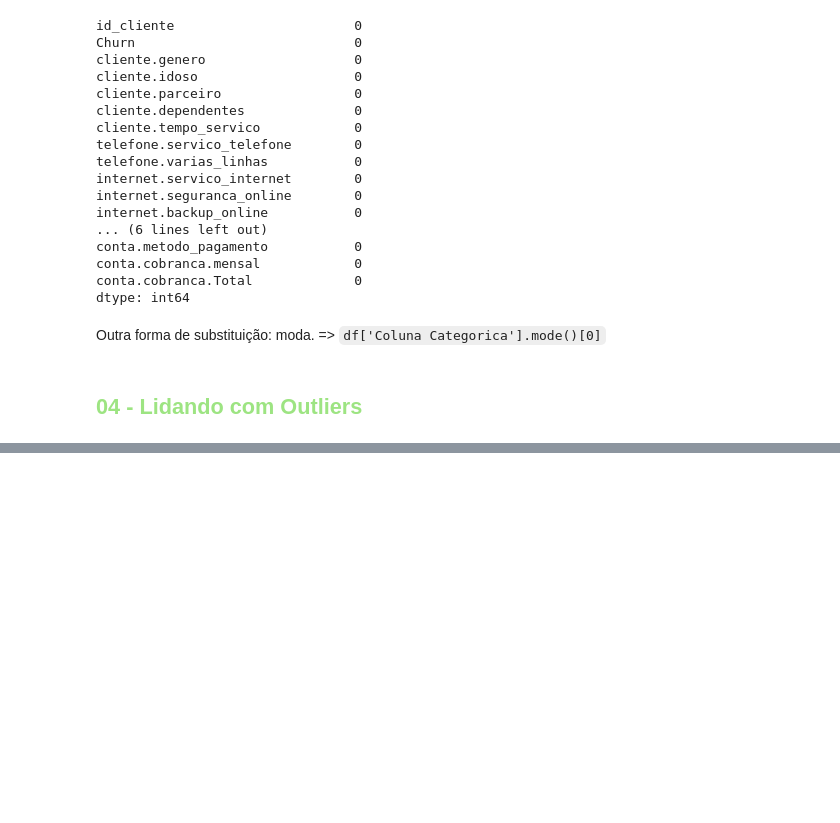
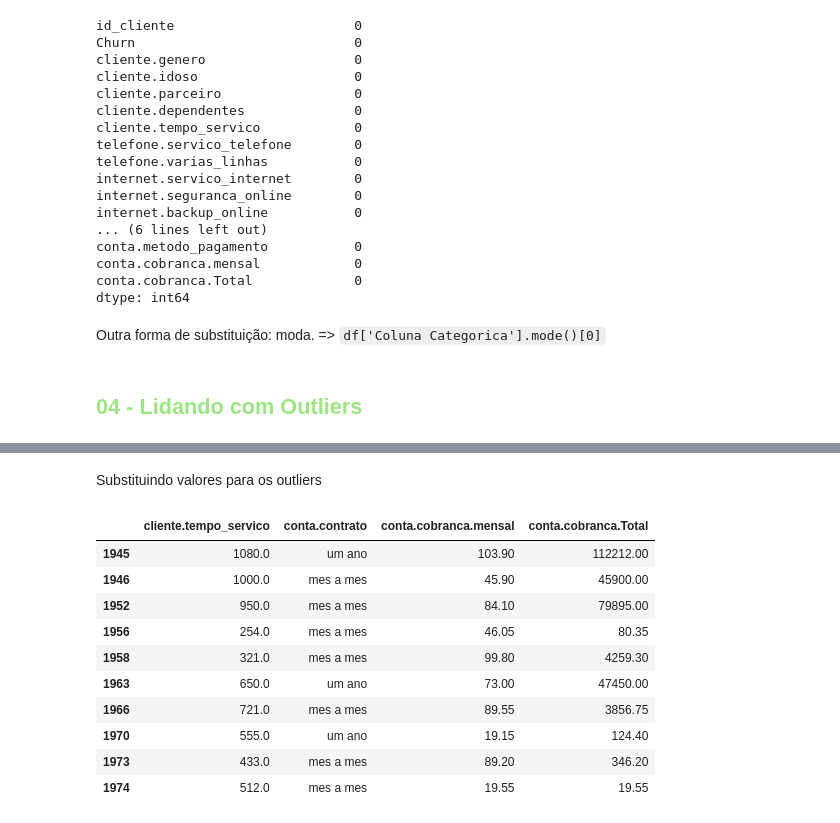
Before and after one commit to victorccampos/DataScienceWithPython, a Jupyter notebook: Pandas/pandas05.ipynb, the cells around one changed output, grey strips where cells are left out. Saved outputs shown, nothing was run; the diff lists cells and outputs as text; code cells hidden in the pictures; blank space fills up the shorter version.

```diff
--- a/Pandas/pandas05.ipynb
+++ b/Pandas/pandas05.ipynb
@@ -684,0 +713,13 @@ Outra forma de substituição: moda. => `df['Coluna Categorica'].mode()[0]`
+# %%
+# Montando os Quantis
+Q1 = df_sem_nulo['cliente.tempo_servico'].quantile(q=.25) # 1/4
+# Q2 = mediana
+Q3 = df_sem_nulo['cliente.tempo_servico'].quantile(q=.75) # 3/4
+
+IQR = Q3 - Q1
+limite_superior = Q3 + 1.5*IQR
+limite_inferior = Q1 - 1.5*IQR
+
+print(f'Quantis em Meses (clientes.tempo_servico):\n{Q1=}\n{Q3=}\n{IQR=}')
+
+outliers_mask = (df_sem_nulo['cliente.tempo_servico'] > limite_superior) | (df_sem_nulo['cliente.tempo_servico'] < limite_inferior)  # pipe = OR = OU
@@ -684,0 +760,2 @@ Outra forma de substituição: moda. => `df['Coluna Categorica'].mode()[0]`
+# %% [markdown]
+Substituindo valores para os outliers
@@ -684,0 +765,14 @@ Outra forma de substituição: moda. => `df['Coluna Categorica'].mode()[0]`
+# %%
+df_sem_out[outliers_mask][cols_interesse]
+# %% [output]
+|  | cliente.tempo_servico | conta.contrato | conta.cobranca.mensal | conta.cobranca.Total |
+| 1945 | 1080.0 | um ano | 103.90 | 112212.00 |
+| 1946 | 1000.0 | mes a mes | 45.90 | 45900.00 |
+| 1952 | 950.0 | mes a mes | 84.10 | 79895.00 |
+| 1956 | 254.0 | mes a mes | 46.05 | 80.35 |
+| 1958 | 321.0 | mes a mes | 99.80 | 4259.30 |
+| 1963 | 650.0 | um ano | 73.00 | 47450.00 |
+| 1966 | 721.0 | mes a mes | 89.55 | 3856.75 |
+| 1970 | 555.0 | um ano | 19.15 | 124.40 |
+| 1973 | 433.0 | mes a mes | 89.20 | 346.20 |
+| 1974 | 512.0 | mes a mes | 19.55 | 19.55 |
```
Also changed, not shown: parts of 19 cells of this notebook, 1 other file.
